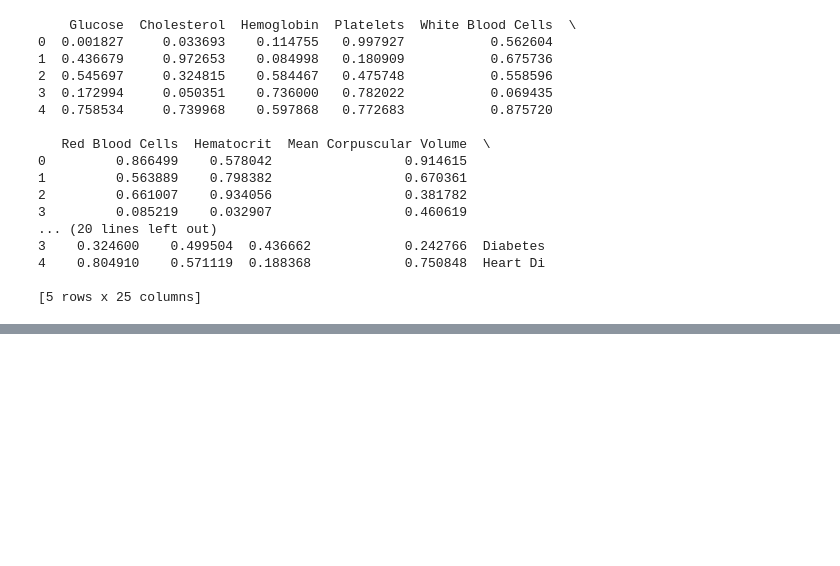
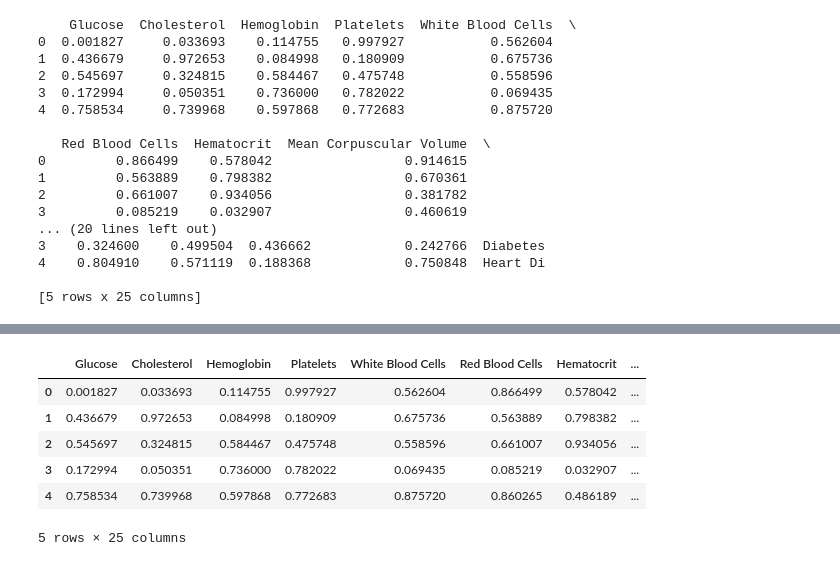
Before and after one commit to Ayeshatou/Data-Science-Capstone-, a Jupyter notebook: Untitled.ipynb, the cells around one changed output, grey strips where cells are left out. Saved outputs shown, nothing was run; the diff lists cells and outputs as text; code cells hidden in the pictures; blank space fills up the shorter version.

```diff
--- a/Untitled.ipynb
+++ b/Untitled.ipynb
@@ -39,0 +60,10 @@ print(df.head(5))
+# %%
+df.head()
+# %% [output]
+|  | Glucose | Cholesterol | Hemoglobin | Platelets | White Blood Cells | Red Blood Cells | Hematocrit | ... |
+| 0 | 0.001827 | 0.033693 | 0.114755 | 0.997927 | 0.562604 | 0.866499 | 0.578042 | ... |
+| 1 | 0.436679 | 0.972653 | 0.084998 | 0.180909 | 0.675736 | 0.563889 | 0.798382 | ... |
+| 2 | 0.545697 | 0.324815 | 0.584467 | 0.475748 | 0.558596 | 0.661007 | 0.934056 | ... |
+| 3 | 0.172994 | 0.050351 | 0.736000 | 0.782022 | 0.069435 | 0.085219 | 0.032907 | ... |
+| 4 | 0.758534 | 0.739968 | 0.597868 | 0.772683 | 0.875720 | 0.860265 | 0.486189 | ... |
+5 rows × 25 columns
```
Also changed, not shown: parts of 1 cell of this notebook.
